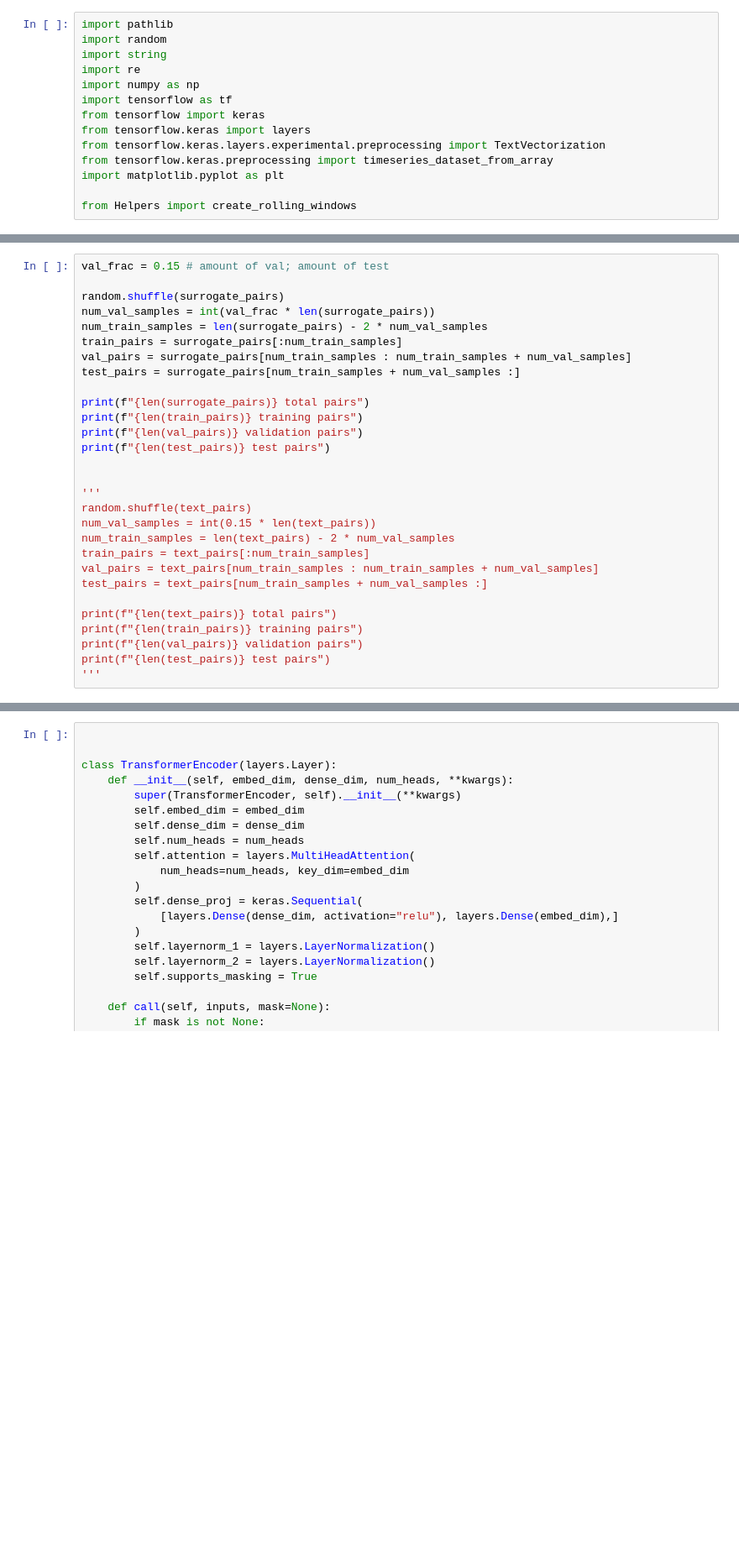
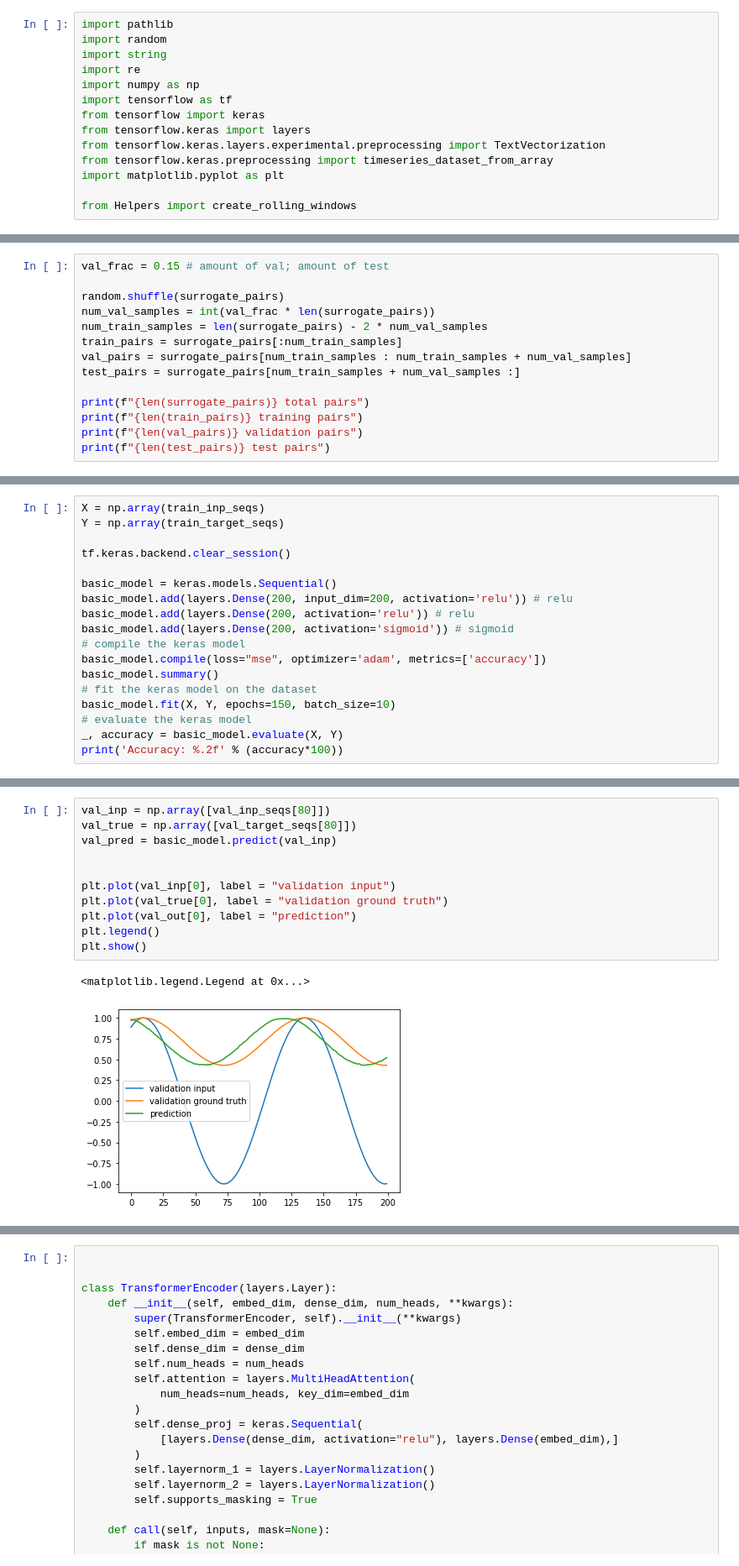
Before and after one commit to StefB4/Head2Eye, a Jupyter notebook: Seq2Seq-Transformer-TimeSeries.ipynb, the cells around one changed output, grey strips where cells are left out. Shown at 84% size. Cells and saved outputs as stored; diff of their text form; blank space fills up the shorter version.

Commit message:
add basic models

```diff
--- a/Seq2Seq-Transformer-TimeSeries.ipynb
+++ b/Seq2Seq-Transformer-TimeSeries.ipynb
@@ -139,21 +113,6 @@ print(f"{len(surrogate_pairs)} total pairs")
 print(f"{len(train_pairs)} training pairs")
 print(f"{len(val_pairs)} validation pairs")
 print(f"{len(test_pairs)} test pairs")
-
-
-'''
-random.shuffle(text_pairs)
-num_val_samples = int(0.15 * len(text_pairs))
-num_train_samples = len(text_pairs) - 2 * num_val_samples
-train_pairs = text_pairs[:num_train_samples]
-val_pairs = text_pairs[num_train_samples : num_train_samples + num_val_samples]
-test_pairs = text_pairs[num_train_samples + num_val_samples :]
-
-print(f"{len(text_pairs)} total pairs")
-print(f"{len(train_pairs)} training pairs")
-print(f"{len(val_pairs)} validation pairs")
-print(f"{len(test_pairs)} test pairs")
-'''
 # %% [output]
 980 total pairs
 686 training pairs
@@ -310,0 +240,18 @@ targets.shape: (46, 20)
+# %%
+X = np.array(train_inp_seqs)
+Y = np.array(train_target_seqs)
+
+tf.keras.backend.clear_session()
+
+basic_model = keras.models.Sequential()
+basic_model.add(layers.Dense(200, input_dim=200, activation='relu')) # relu
+basic_model.add(layers.Dense(200, activation='relu')) # relu
+basic_model.add(layers.Dense(200, activation='sigmoid')) # sigmoid
+# compile the keras model
+basic_model.compile(loss="mse", optimizer='adam', metrics=['accuracy'])
+basic_model.summary()
+# fit the keras model on the dataset
+basic_model.fit(X, Y, epochs=150, batch_size=10)
+# evaluate the keras model
+_, accuracy = basic_model.evaluate(X, Y)
+print('Accuracy: %.2f' % (accuracy*100))
@@ -310,0 +276,14 @@ targets.shape: (46, 20)
+# %%
+val_inp = np.array([val_inp_seqs[80]])
+val_true = np.array([val_target_seqs[80]])
+val_pred = basic_model.predict(val_inp)
+
+
+plt.plot(val_inp[0], label = "validation input")
+plt.plot(val_true[0], label = "validation ground truth")
+plt.plot(val_out[0], label = "prediction")
+plt.legend()
+plt.show()
+# %% [output]
+<matplotlib.legend.Legend at 0x...>
+[figure, added]
```
Also changed, not shown: parts of 19 cells of this notebook.
